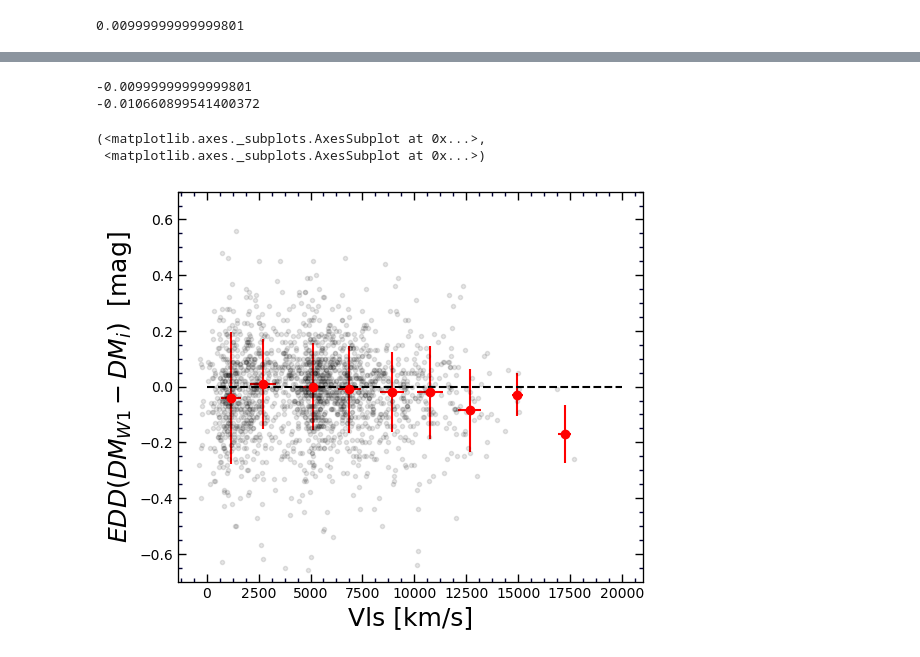
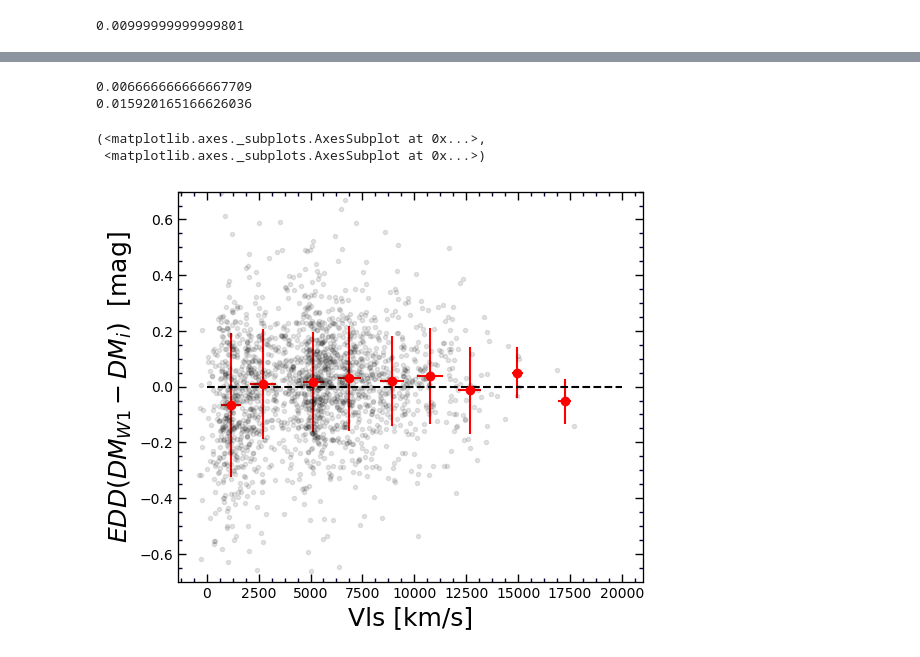
Before and after one commit to ekourkchi/TFcalibrators, a Jupyter notebook: Hubble_param-BandEvaluation.ipynb, the cells around one changed output, grey strips where cells are left out. Saved outputs shown, nothing was run; the diff lists cells and outputs as text; code cells hidden in the pictures.

```diff
--- a/Hubble_param-BandEvaluation.ipynb
+++ b/Hubble_param-BandEvaluation.ipynb
@@ -482,7 +462,7 @@ v = np.linspace(-5, 5, 50)
 c, cov = np.polyfit(X, Y, 2, w=1./Ye, cov=True)
 ax.plot(v,c[0]*v**2+c[1]*v+c[2], '--')
 
-Y = Y - (c[0]*X**2+c[1]*X+c[2]) + med
+# Y = Y - (c[0]*X**2+c[1]*X+c[2]) + med
 
 print c
 med = np.median(Y)
@@ -676,5 +652,5 @@ set_axes(ax)
 
 print 10**med
 
-Y = Y - (c[0]*X**2+c[1]*X+c[2]) + med
+# Y = Y - (c[0]*X**2+c[1]*X+c[2]) + med
 # %% [output]
@@ -1396,7 +1372,7 @@ fig.subplots_adjust(wspace=0, top=0.9, bottom=0.12, left=0.05, right=0.98)
 ax = fig.add_subplot(111)
 
 X =  ggg[indx]-zzz[indx] # logWimx[indx] #
-Y = DMi[indx]-DMz[indx]
+Y = DMi[indx]-(DMz[indx]+DMr[indx]+DMi[indx])/3.
 
 ax.plot(X, Y, '.', alpha=0.1)
 
@@ -1622,7 +1598,7 @@ dDMi = table['dDMi']
 dDMz = table['dDMz']
 
 indx, = np.where((ggg>0) & (rrr>0) & (zzz>0) & (iii>0) & (Sqlt>3) & (keep==1) & (Wqlt>3) & (w11>0) &
-                  (Vmod<20000)& (Vmod>0) & (logWimx<3) & (logWimx>0) )
+                  (Vmod<20000)& (Vmod>0) & (logWimx<10) & (logWimx>0) )
 
 
 fig = py.figure(figsize=(5,5), dpi=100)
@@ -1630,7 +1606,7 @@ fig.subplots_adjust(wspace=0, top=0.9, bottom=0.12, left=0.05, right=0.98)
 ax = fig.add_subplot(111)
 
 X =  Vls[indx] #
-Y = (DM_w1[indx])-DMi[indx]
+Y = (DM_w1[indx])-(DMr[indx]+DMi[indx]+DMz[indx])/3.
 Ye = np.sqrt(dDM_w1**2+dDMi**2)
 Ye = Ye[indx]
 
@@ -1650,36 +1626,36 @@ for i in np.arange(0,18000, 2000):
         yp = np.asarray(yp)
         ype = np.asarray(ype)
         yy = np.median(yp)  #    np.sum(yp/ype)/np.sum(1./ype) #
         ax.errorbar(np.median(xp), yy, yerr=np.std(yp), xerr=np.std(xp), fmt='o',
                     color='r', ms=6)
 #         print np.median(xp), 10**np.median(yp)
 
 ax.plot([0, 20000], [0,0], 'k--')
 # ax.set_xlim(0,1.5)
 
 
 # v = np.linspace(0,20000,2000)
 # c = np.polyfit(X,Y, 1)
 # ax.plot(v,c[0]*v+c[1], '--')
 ax.set_ylim(-0.7,0.7)
 
 # c = np.polyfit(X,Y, 0, w=1./Ye)
 # ax.plot(v, v*0+c[0], '--')
 
 
 ax.set_xlabel('Vls [km/s]', fontsize=18)
 ax.set_ylabel(r'$EDD(DM_{W1}-DM_i)$'+'  [mag]', fontsize=18)
 
 print np.median(Y)
 print  np.sum(Y/Ye)/np.sum(1./Ye)
 
 set_axes(ax, fontsize=10)
 # %% [output]
--0.00999999999999801
--0.010660899541400372
+0.006666666666667709
+0.015920165166626036
 (<matplotlib.axes._subplots.AxesSubplot at 0x...>,
  <matplotlib.axes._subplots.AxesSubplot at 0x...>)
-[figure, old version]
+[figure, new version]
 # %%
 indx, = np.where((zzz>0) & (Sqlt>3) & (Wqlt>3) & (Vmod<20000))
 Y = DM_w1[indx]-DMz[indx]
```
Also changed, not shown: parts of 35 cells of this notebook, 1 other file.
